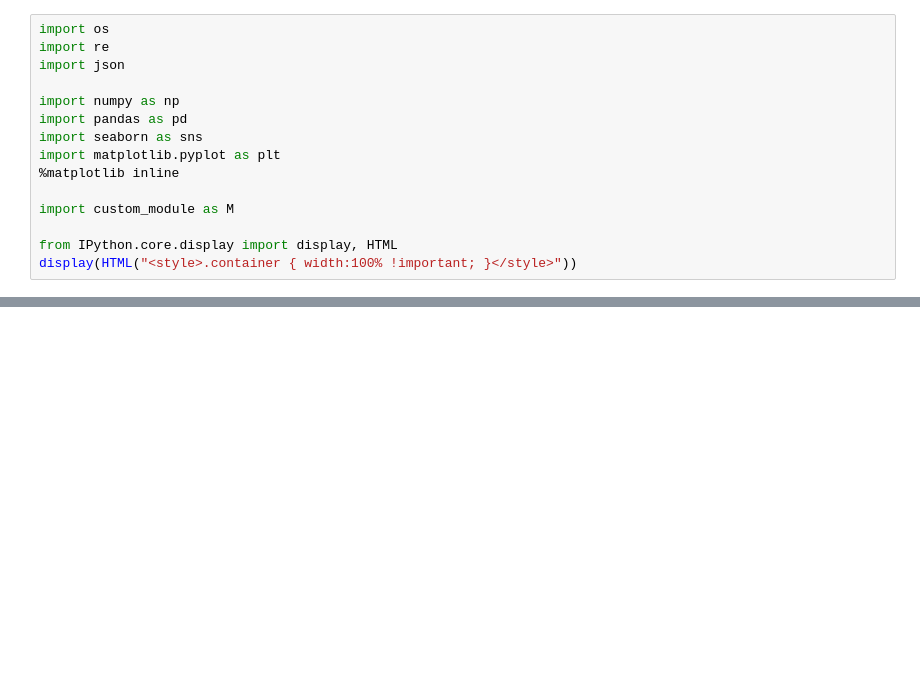
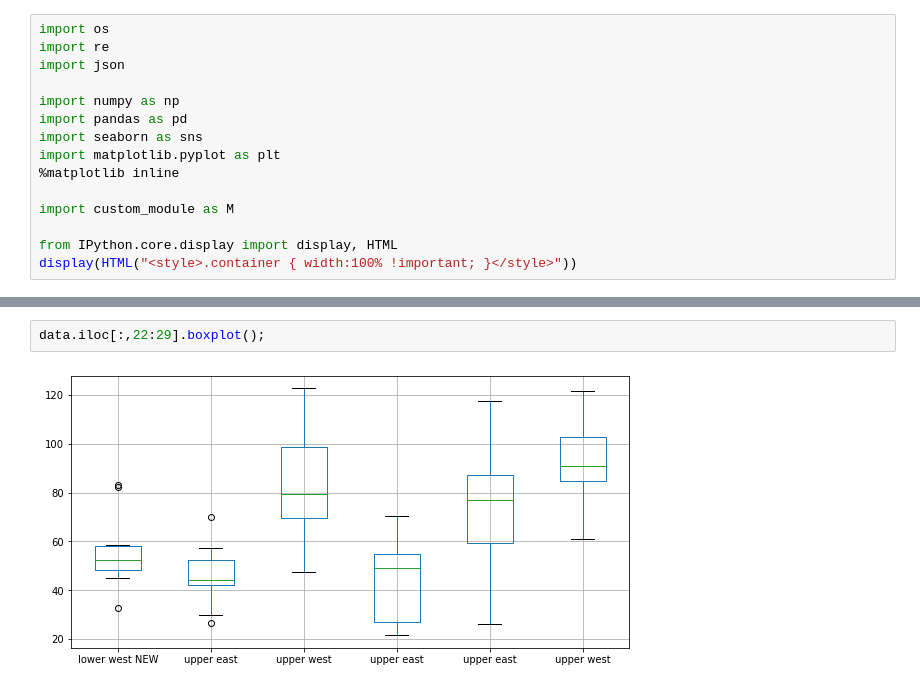
Before and after one commit to BigBangData/Speedtest, a Jupyter notebook: speedtest_plots.ipynb, the cells around one changed output, grey strips where cells are left out. Saved outputs shown, nothing was run; the diff lists cells and outputs as text; blank space fills up the shorter version.

```diff
--- a/speedtest_plots.ipynb
+++ b/speedtest_plots.ipynb
@@ -71,0 +76,4 @@ data[['upper west','lower west', 'lower west NEW','living room']].boxplot();
+# %%
+data.iloc[:,22:29].boxplot();
+# %% [output]
+[figure, added]
```
Also changed, not shown: parts of 7 cells of this notebook.
